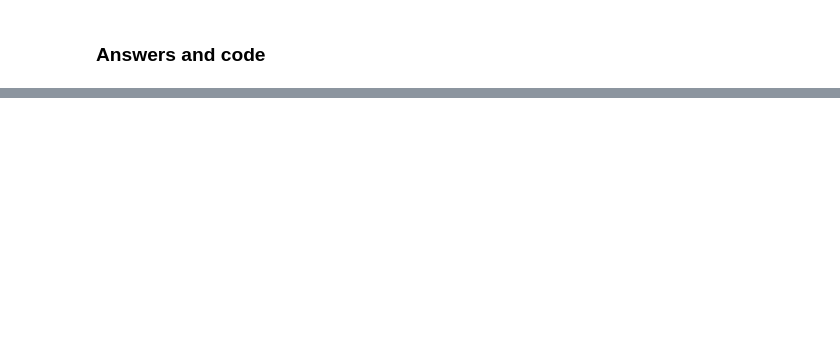
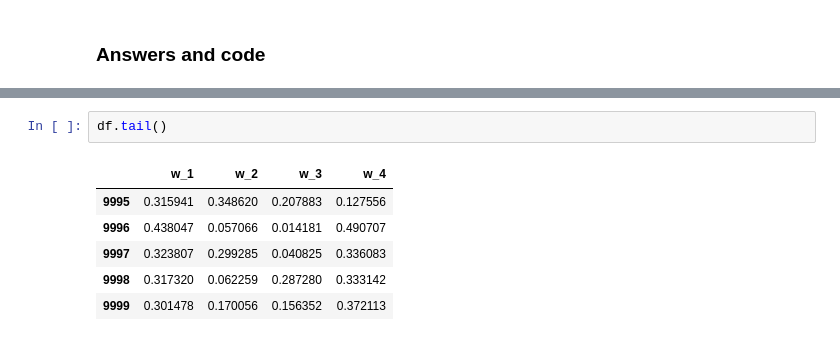
Before and after one commit to will-j-c/cqf_exam_1, a Jupyter notebook: question_1.ipynb, the cells around one changed output, grey strips where cells are left out. Drawn from its saved outputs; the diff is of its cells as text; blank space fills up the shorter version.

```diff
--- a/question_1.ipynb
+++ b/question_1.ipynb
@@ -169,0 +206,9 @@ N = 700
+# %%
+df.tail()
+# %% [output]
+|  | w_1 | w_2 | w_3 | w_4 |
+| 9995 | 0.315941 | 0.348620 | 0.207883 | 0.127556 |
+| 9996 | 0.438047 | 0.057066 | 0.014181 | 0.490707 |
+| 9997 | 0.323807 | 0.299285 | 0.040825 | 0.336083 |
+| 9998 | 0.317320 | 0.062259 | 0.287280 | 0.333142 |
+| 9999 | 0.301478 | 0.170056 | 0.156352 | 0.372113 |
```
Also changed, not shown: parts of 13 cells of this notebook, 2 other files.
